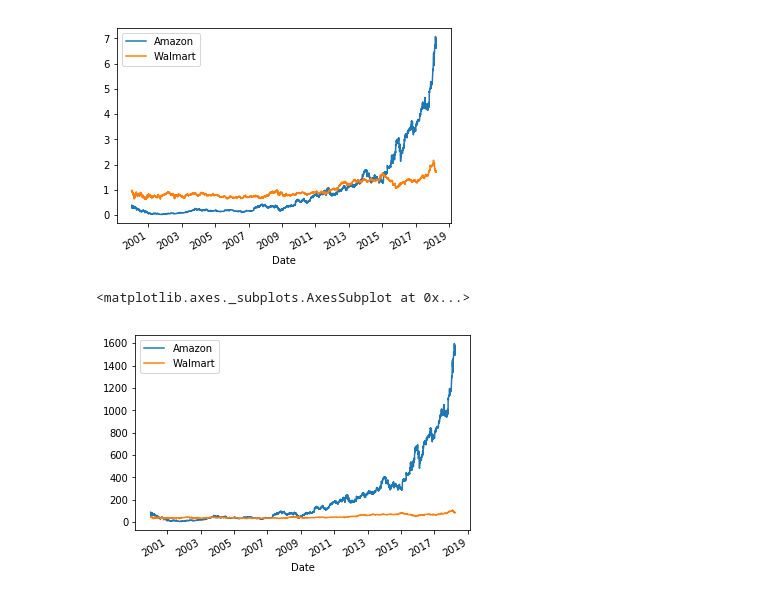
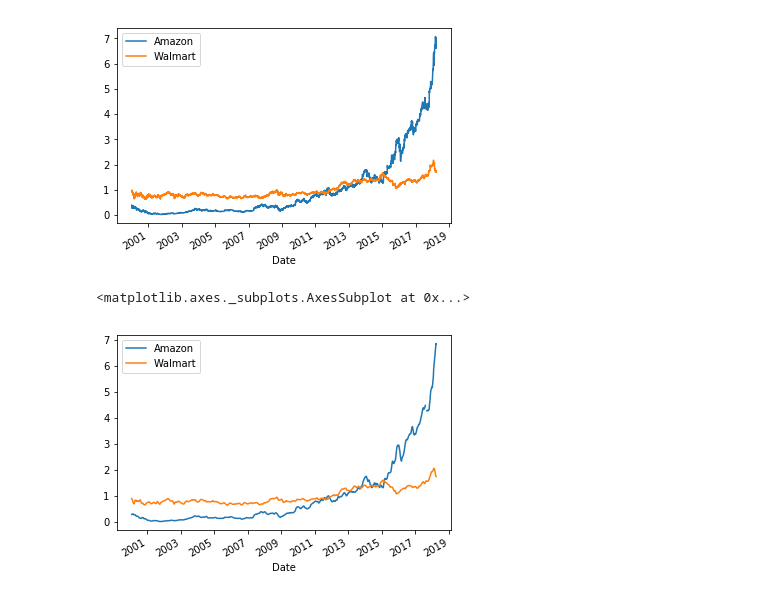
Before and after one commit to ubreu/jupyter-quandl, a Jupyter notebook: quandl_stock.ipynb, the cells around one changed output. Cells and saved outputs as stored; diff of their text form; code cells hidden in the pictures.

Commit message:
further exploration with stocks

```diff
--- a/quandl_stock.ipynb
+++ b/quandl_stock.ipynb
@@ -49,8 +49,8 @@ stocks_indices.plot()
 # %% [output]
 <matplotlib.axes._subplots.AxesSubplot at 0x...>
 [figure]
-# %%
-stocks_limited.plot()
-# %% [output]
-<matplotlib.axes._subplots.AxesSubplot at 0x...>
-[figure, removed]
+# %%
+stocks_indices.rolling(window=20).mean().plot()
+# %% [output]
+<matplotlib.axes._subplots.AxesSubplot at 0x...>
+[figure, added]
```
Also changed, not shown: parts of 4 cells of this notebook.
